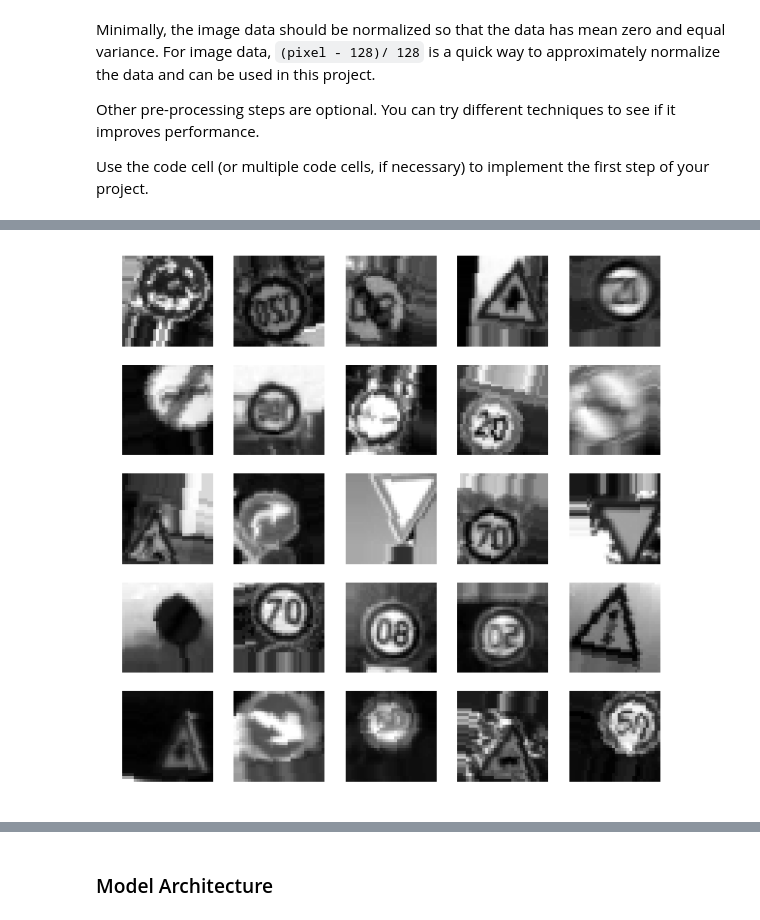
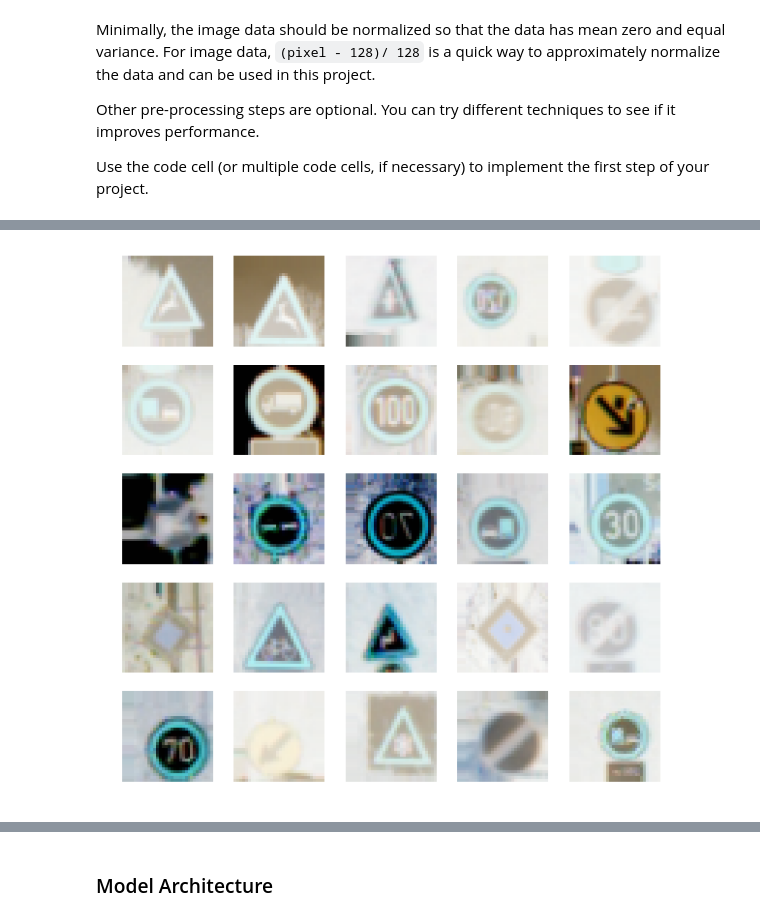
Before and after one commit to benjamintanweihao/CarND-Traffic-Sign-Classifier-Project, a Jupyter notebook: Traffic_Sign_Classifier.ipynb, the cells around one changed output, grey strips where cells are left out. Saved outputs shown, nothing was run; the diff lists cells and outputs as text; code cells hidden in the pictures.

```diff
--- a/Traffic_Sign_Classifier.ipynb
+++ b/Traffic_Sign_Classifier.ipynb
@@ -154,33 +154,32 @@ pd.value_counts([d[str(y)] for y in y_train]).plot(kind="barh", figsize=(10, 10)
 # %%
 # Data Augmentation (Rotation, Flipping)
 
+from skimage import exposure
 from sklearn.utils import shuffle
 from skimage.color import rgb2gray
 from keras.preprocessing.image import ImageDataGenerator
 import tensorflow as tf
 
 %matplotlib inline
 
-datagen = ImageDataGenerator(rotation_range=15,
-                             horizontal_flip=True,
+datagen = ImageDataGenerator(horizontal_flip=True,
                              vertical_flip=False,
-                             width_shift_range=0.2,
-                             height_shift_range=0.2)
+                             width_shift_range=0.1,
+                             height_shift_range=0.1)
 datagen.fit(X_train)
 
 fig2, axes2 = plt.subplots(n_rows,n_cols,figsize=(10,10))
 
 gen = datagen.flow(X_train, y_train, batch_size=25)
 
 for j in range(n_rows):
     for k in range(n_cols):
         X_batch, y_batch = gen.next()
 
         for x in X_batch:
-            gray = rgb2gray(x)
             axes2[j][k].set_axis_off()
-            axes2[j][k].imshow(gray, cmap = plt.get_cmap('gray'))
+            axes2[j][k].imshow(x)
 
 assert(X_train.shape == (34799, 32, 32, 3))
 # %% [output]
-[figure, old version]
+[figure, new version]
```
Also changed, not shown: parts of 12 cells of this notebook.
